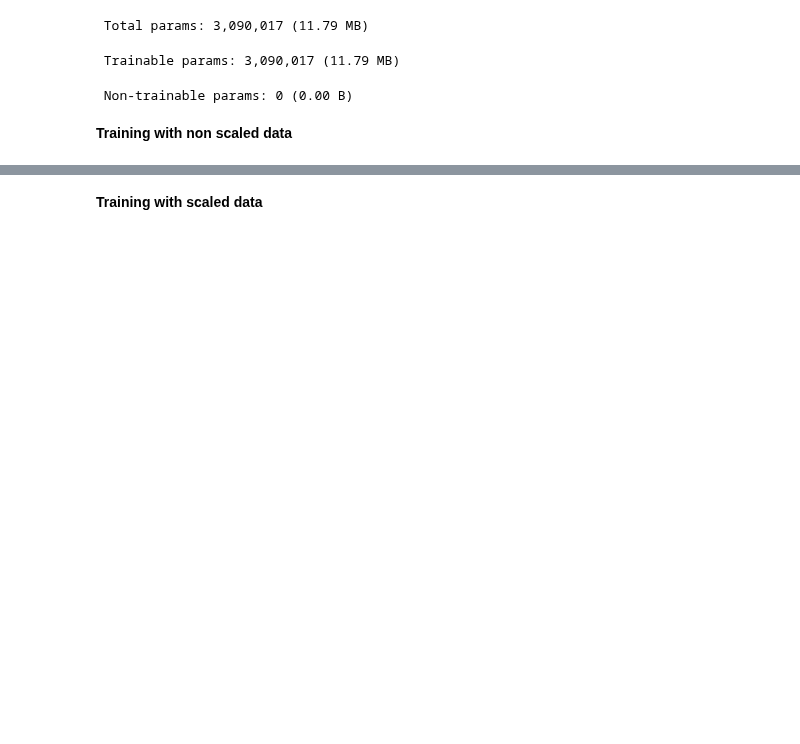
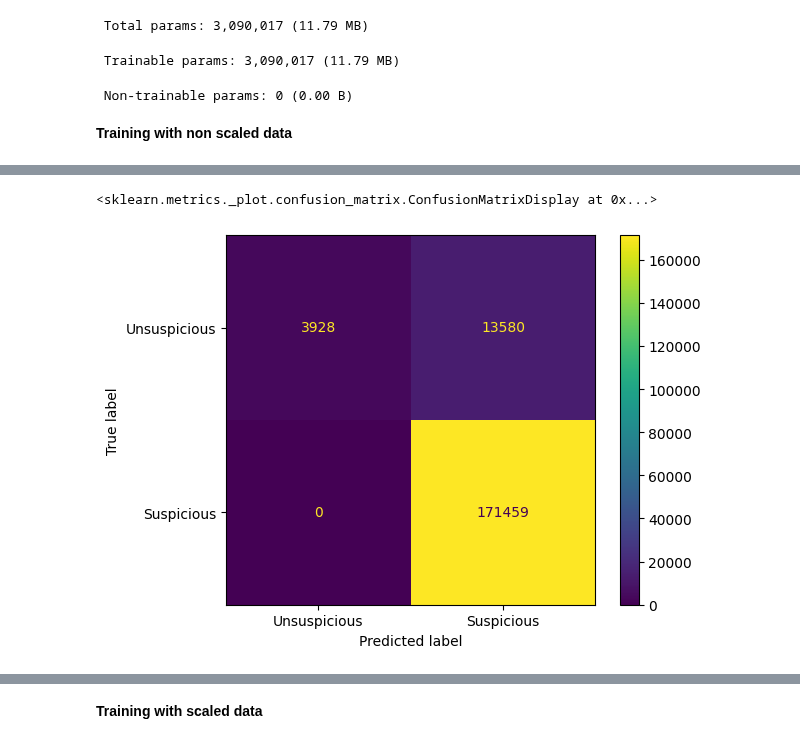
Before and after one commit to moryba/Beth-project, a Jupyter notebook: Models/Neural network/Convolutional/Conv. model.ipynb, the cells around one changed output, grey strips where cells are left out. Saved outputs shown, nothing was run; the diff lists cells and outputs as text; code cells hidden in the pictures; blank space fills up the shorter version.

```diff
--- a/Models/Neural network/Convolutional/Conv. model.ipynb
+++ b/Models/Neural network/Convolutional/Conv. model.ipynb
@@ -715,0 +739,8 @@ history2 = model_2.fit([X_cat_train.iloc[:,3:23],
+# %%
+prediction_2_threshold = np.where(prediction_2>0.0001,1,0)
+# %%
+conf_matrix = confusion_matrix(y_true=y_test, y_pred=prediction_2_threshold)
+ConfusionMatrixDisplay(conf_matrix, display_labels=['Unsuspicious', 'Suspicious']).plot()
+# %% [output]
+<sklearn.metrics._plot.confusion_matrix.ConfusionMatrixDisplay at 0x...>
+[figure, added]
```
Also changed, not shown: parts of 19 cells of this notebook, 8 other files.
